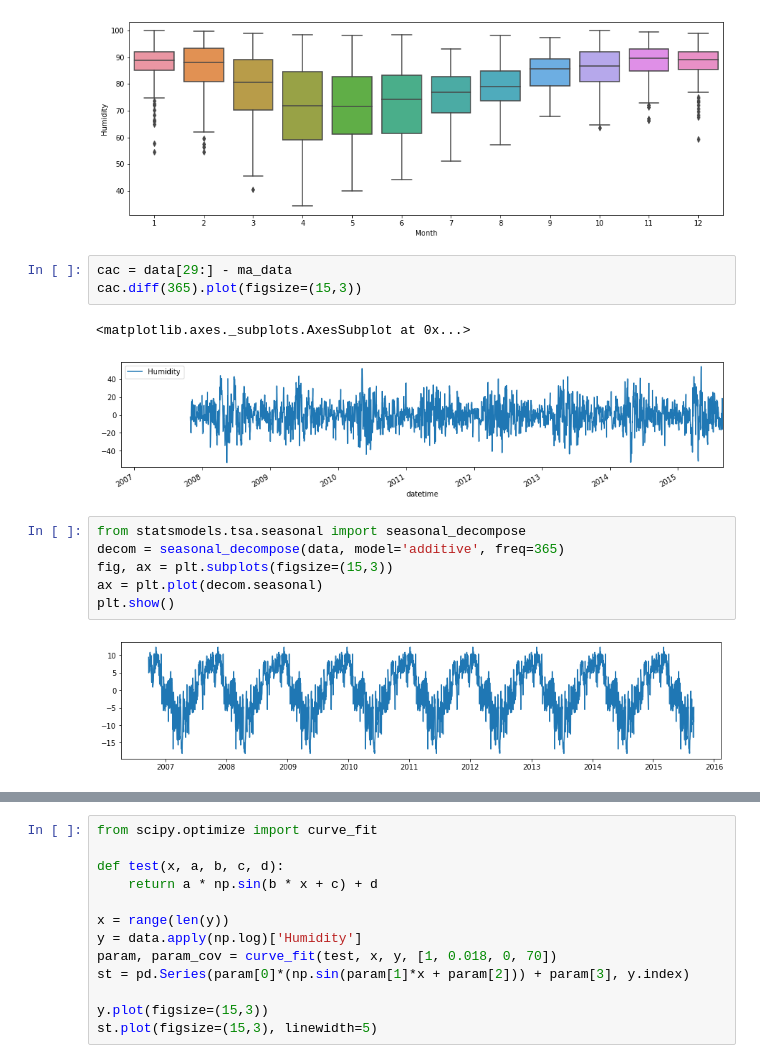
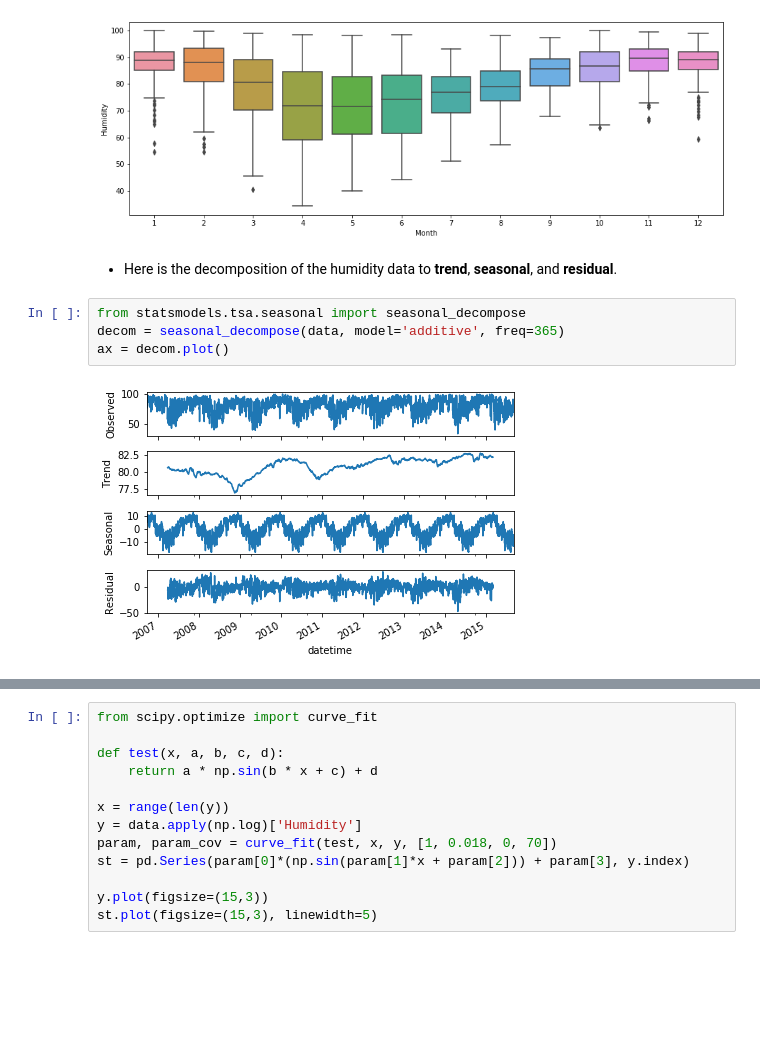
Before and after one commit to vinhng10/Weather-Forcasting, a Jupyter notebook: Weather Forecasting.ipynb, the cells around one changed output, grey strips where cells are left out. Saved outputs shown, nothing was run; the diff lists cells and outputs as text; blank space fills up the shorter version.

```diff
--- a/Weather Forecasting.ipynb
+++ b/Weather Forecasting.ipynb
@@ -202,17 +205,11 @@ sns.boxplot(data=data_box, x='Month', y='Humidity', ax=ax)
 # %% [output]
 <matplotlib.axes._subplots.AxesSubplot at 0x...>
 [figure]
-# %%
-cac = data[29:] - ma_data
-cac.diff(365).plot(figsize=(15,3))
-# %% [output]
-<matplotlib.axes._subplots.AxesSubplot at 0x...>
-[figure, removed]
+# %% [markdown]
+- Here is the decomposition of the humidity data to **trend**, **seasonal**, and **residual**.
 # %%
 from statsmodels.tsa.seasonal import seasonal_decompose
 decom = seasonal_decompose(data, model='additive', freq=365)
-fig, ax = plt.subplots(figsize=(15,3))
-ax = plt.plot(decom.seasonal)
-plt.show()
+ax = decom.plot()
 # %% [output]
-[figure, old version]
+[figure, new version]
```
Also changed, not shown: parts of 7 cells of this notebook.
